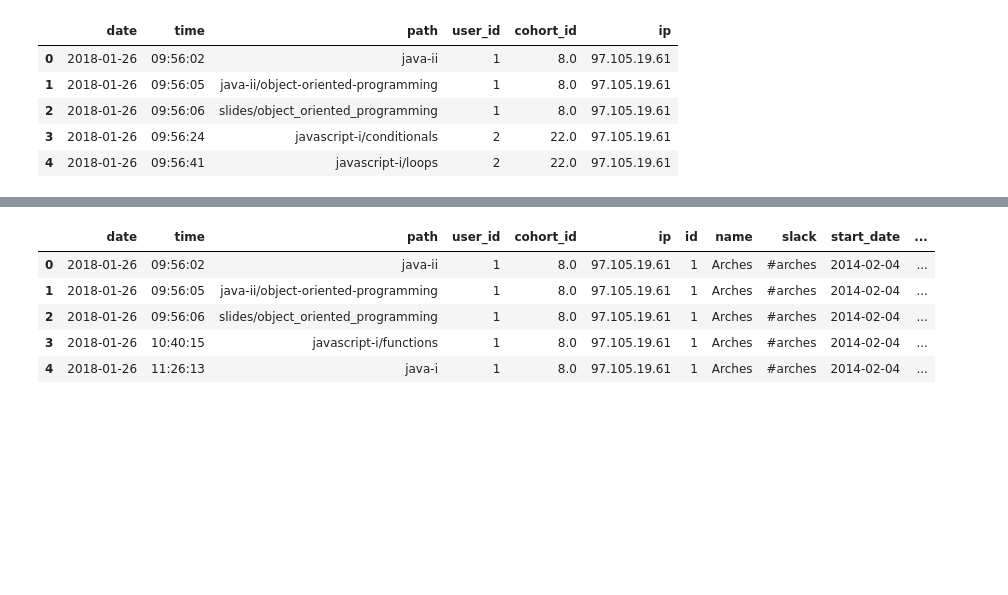
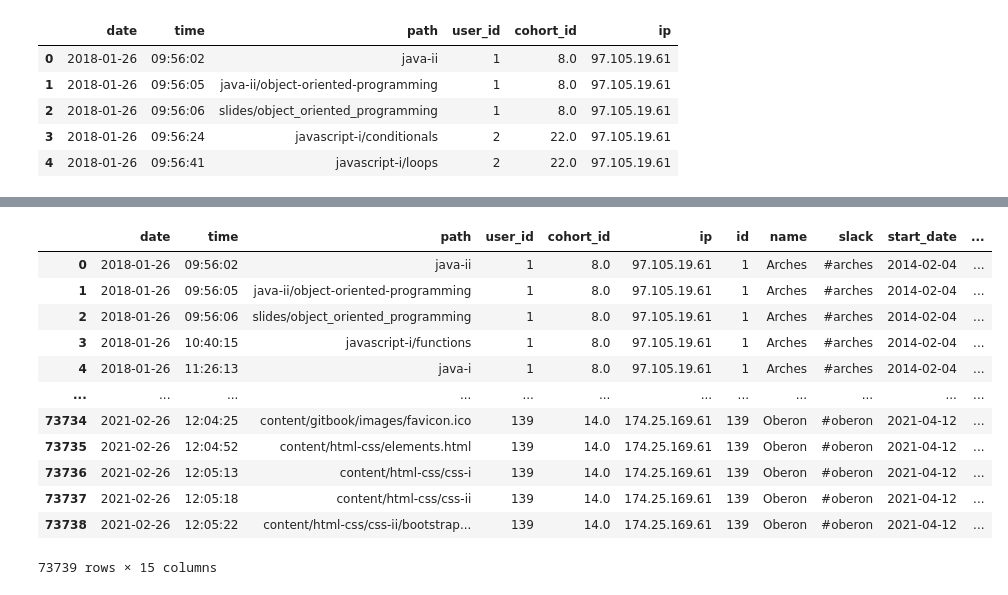
Before and after one commit to Anomaly-detection-project-RD/anomaly_detection, a Jupyter notebook: Divante_Scratch.ipynb, the cells around one changed output, grey strips where cells are left out. Cells and saved outputs as stored; diff of their text form; code cells hidden in the pictures; blank space fills up the shorter version.

```diff
--- a/Divante_Scratch.ipynb
+++ b/Divante_Scratch.ipynb
@@ -81,10 +85,17 @@ df.head()
 # %%
-df = df.merge(df_2, left_on='user_id', right_on='id').head()
-df.
+# df = df.merge(df_2, left_on='user_id', right_on='id')
+# df
 # %% [output]
 |  | date | time | path | user_id | cohort_id | ip | id | name | slack | start_date | ... |
 | 0 | 2018-01-26 | 09:56:02 | java-ii | 1 | 8.0 | 97.105.19.61 | 1 | Arches | #arches | 2014-02-04 | ... |
 | 1 | 2018-01-26 | 09:56:05 | java-ii/object-oriented-programming | 1 | 8.0 | 97.105.19.61 | 1 | Arches | #arches | 2014-02-04 | ... |
 | 2 | 2018-01-26 | 09:56:06 | slides/object_oriented_programming | 1 | 8.0 | 97.105.19.61 | 1 | Arches | #arches | 2014-02-04 | ... |
 | 3 | 2018-01-26 | 10:40:15 | javascript-i/functions | 1 | 8.0 | 97.105.19.61 | 1 | Arches | #arches | 2014-02-04 | ... |
 | 4 | 2018-01-26 | 11:26:13 | java-i | 1 | 8.0 | 97.105.19.61 | 1 | Arches | #arches | 2014-02-04 | ... |
+| ... | ... | ... | ... | ... | ... | ... | ... | ... | ... | ... | ... |
+| 73734 | 2021-02-26 | 12:04:25 | content/gitbook/images/favicon.ico | 139 | 14.0 | 174.25.169.61 | 139 | Oberon | #oberon | 2021-04-12 | ... |
+| 73735 | 2021-02-26 | 12:04:52 | content/html-css/elements.html | 139 | 14.0 | 174.25.169.61 | 139 | Oberon | #oberon | 2021-04-12 | ... |
+| 73736 | 2021-02-26 | 12:05:13 | content/html-css/css-i | 139 | 14.0 | 174.25.169.61 | 139 | Oberon | #oberon | 2021-04-12 | ... |
+| 73737 | 2021-02-26 | 12:05:18 | content/html-css/css-ii | 139 | 14.0 | 174.25.169.61 | 139 | Oberon | #oberon | 2021-04-12 | ... |
+| 73738 | 2021-02-26 | 12:05:22 | content/html-css/css-ii/bootstrap... | 139 | 14.0 | 174.25.169.61 | 139 | Oberon | #oberon | 2021-04-12 | ... |
+73739 rows × 15 columns
```
Also changed, not shown: parts of 15 cells of this notebook, 1 other file.
